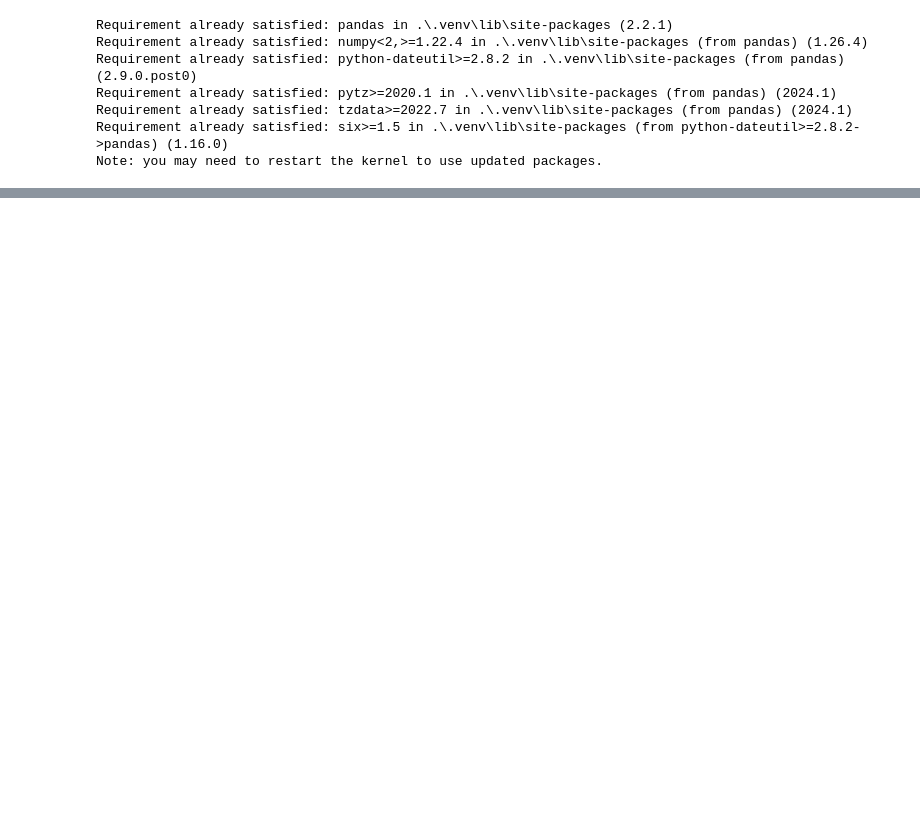
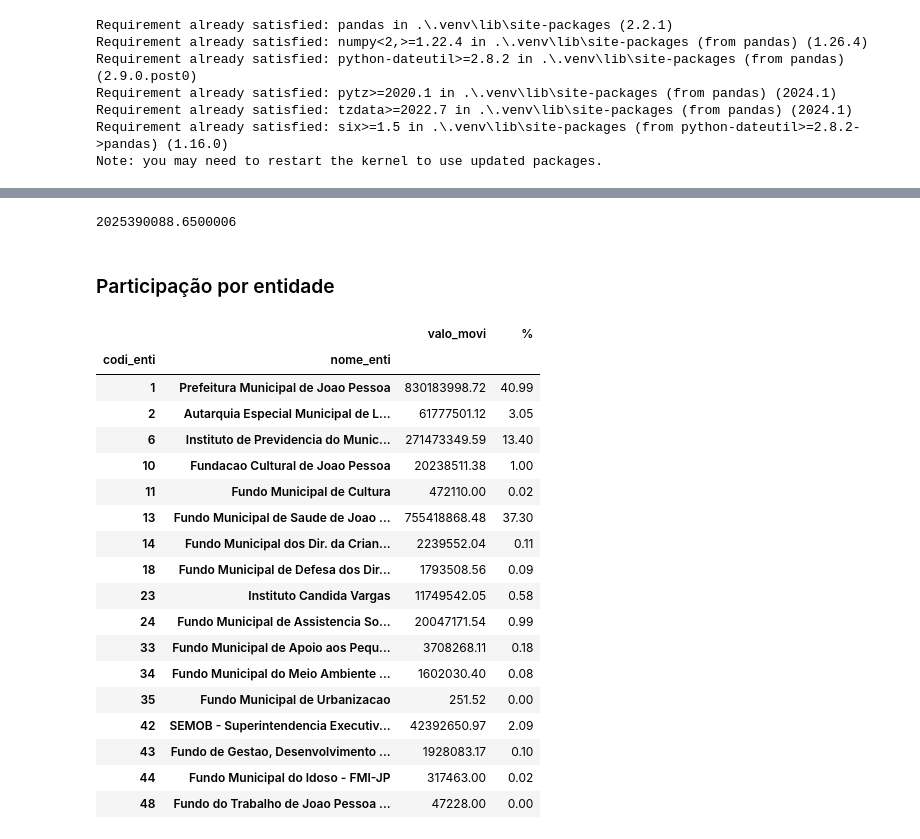
Before and after one commit to AIDA-Uniesp/analise_exploratoria_despesas_joao_pessoa, a Jupyter notebook: exploratoria_despesas.ipynb, the cells around one changed output, grey strips where cells are left out. Drawn from its saved outputs; the diff is of its cells as text; code cells hidden in the pictures; blank space fills up the shorter version.

```diff
--- a/exploratoria_despesas.ipynb
+++ b/exploratoria_despesas.ipynb
@@ -276,0 +17,5 @@ empenho_mes
+# %%
+# Read data
+pd.set_option("float_format",'{:.2f}'.format)
+df = pd.read_csv(filepath_or_buffer='./data/2022.csv', sep=';', low_memory=False)
+df.head(3)
@@ -276,0 +28,5 @@ empenho_mes
+# %%
+# Conversão de valores
+df["data_empe"] = pd.to_datetime(df["data_empe"])
+df["trimestre_refe"] = df["data_empe"].dt.quarter
+df.head(3)
@@ -276,0 +65,31 @@ empenho_mes
+# %%
+total_despesa= df["valo_movi"].sum()
+total_despesa
+# %% [output]
+2025390088.6500006
+# %% [markdown]
+### Participação por entidade
+# %%
+participacao_entidades = df[["codi_enti","nome_enti","valo_movi"]].groupby(["codi_enti","nome_enti"]).sum()
+participacao_entidades["%"] =  (participacao_entidades["valo_movi"]/total_despesa)*100
+participacao_entidades
+# %% [output]
+|  |  | valo_movi | % |
+| codi_enti | nome_enti |  |  |
+| 1 | Prefeitura Municipal de Joao Pessoa | 830183998.72 | 40.99 |
+| 2 | Autarquia Especial Municipal de L... | 61777501.12 | 3.05 |
+| 6 | Instituto de Previdencia do Munic... | 271473349.59 | 13.40 |
+| 10 | Fundacao Cultural de Joao Pessoa | 20238511.38 | 1.00 |
+| 11 | Fundo Municipal de Cultura | 472110.00 | 0.02 |
+| 13 | Fundo Municipal de Saude de Joao ... | 755418868.48 | 37.30 |
+| 14 | Fundo Municipal dos Dir. da Crian... | 2239552.04 | 0.11 |
+| 18 | Fundo Municipal de Defesa dos Dir... | 1793508.56 | 0.09 |
+| 23 | Instituto Candida Vargas | 11749542.05 | 0.58 |
+| 24 | Fundo Municipal de Assistencia So... | 20047171.54 | 0.99 |
+| 33 | Fundo Municipal de Apoio aos Pequ... | 3708268.11 | 0.18 |
+| 34 | Fundo Municipal do Meio Ambiente ... | 1602030.40 | 0.08 |
+| 35 | Fundo Municipal de Urbanizacao | 251.52 | 0.00 |
+| 42 | SEMOB - Superintendencia Executiv... | 42392650.97 | 2.09 |
+| 43 | Fundo de Gestao, Desenvolvimento ... | 1928083.17 | 0.10 |
+| 44 | Fundo Municipal do Idoso - FMI-JP | 317463.00 | 0.02 |
+| 48 | Fundo do Trabalho de Joao Pessoa ... | 47228.00 | 0.00 |
```
Also changed, not shown: parts of 36 cells of this notebook.
